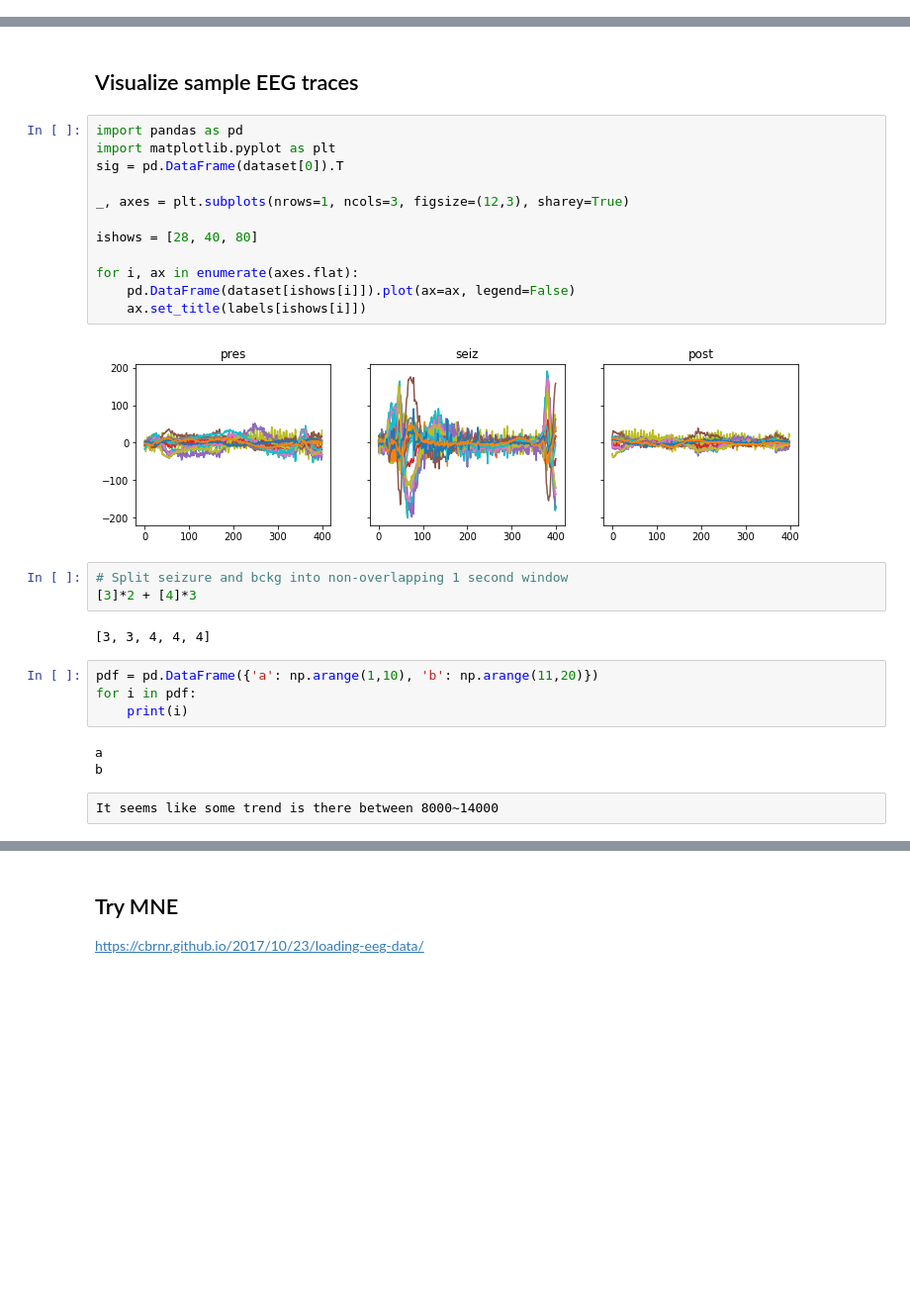
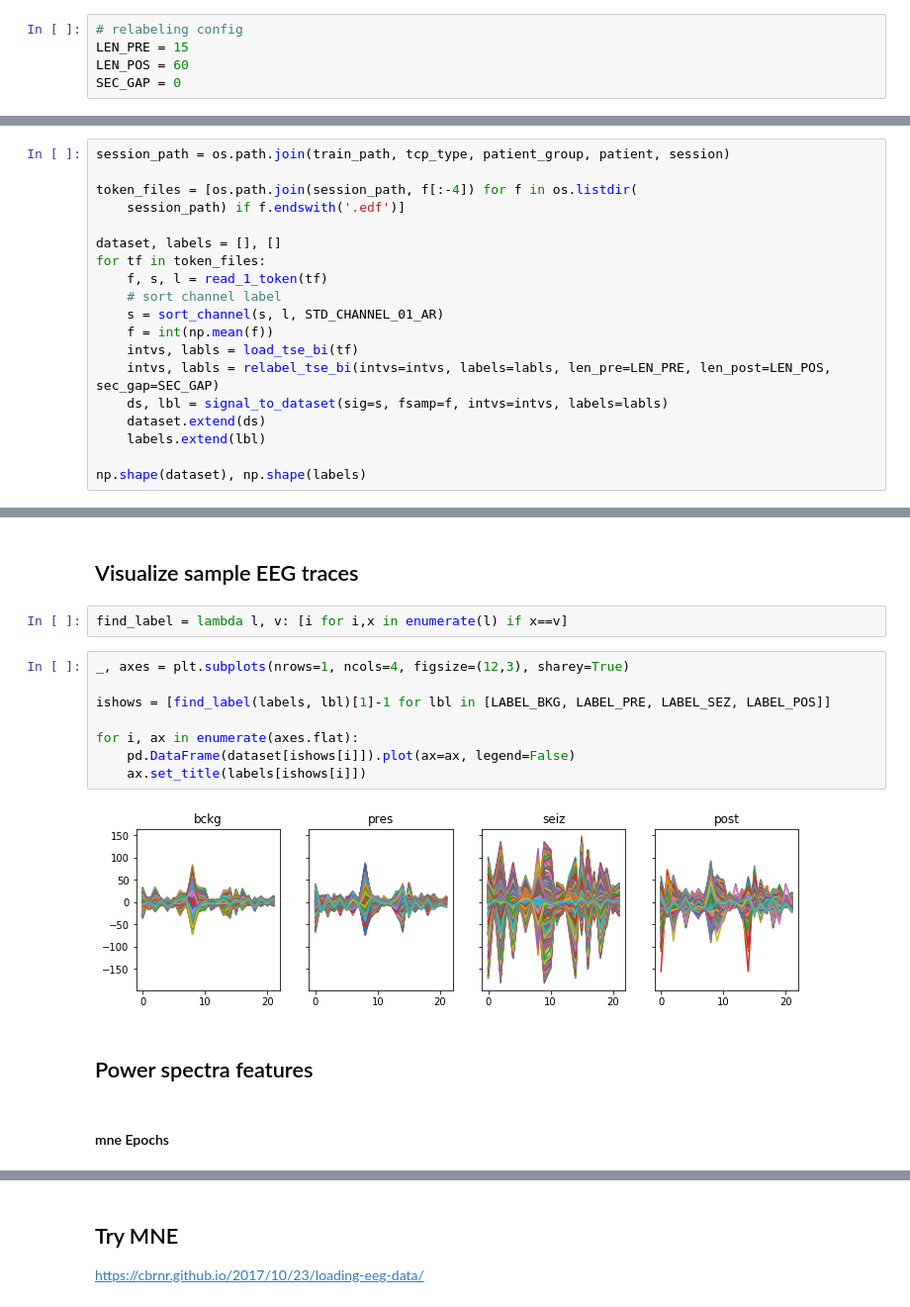
Before and after one commit to ylin00/seizurecast, a Jupyter notebook: explore.ipynb, the cells around one changed output, grey strips where cells are left out. Shown at 99% size. Drawn from its saved outputs; the diff is of its cells as text; blank space fills up the shorter version.

```diff
--- a/explore.ipynb
+++ b/explore.ipynb
@@ -81 +72,6 @@ fsamp
+# %%
+# relabeling config
+LEN_PRE = 15
+LEN_POS = 60
+SEC_GAP = 0
 # %%
@@ -100,0 +110,19 @@ np.shape(sig_mont), np.shape(dataset), np.shape(labels)
+# %%
+session_path = os.path.join(train_path, tcp_type, patient_group, patient, session)
+
+token_files = [os.path.join(session_path, f[:-4]) for f in os.listdir(
+    session_path) if f.endswith('.edf')]
+
+dataset, labels = [], []
+for tf in token_files:
+    f, s, l = read_1_token(tf)
+    # sort channel label
+    s = sort_channel(s, l, STD_CHANNEL_01_AR)
+    f = int(np.mean(f))
+    intvs, labls = load_tse_bi(tf)
+    intvs, labls = relabel_tse_bi(intvs=intvs, labels=labls, len_pre=LEN_PRE, len_post=LEN_POS, sec_gap=SEC_GAP)
+    ds, lbl = signal_to_dataset(sig=s, fsamp=f, intvs=intvs, labels=labls)
+    dataset.extend(ds)
+    labels.extend(lbl)
+
+np.shape(dataset), np.shape(labels)
@@ -101,30 +181,18 @@ np.shape(sig_mont), np.shape(dataset), np.shape(labels)
 # %% [markdown]
 ## Visualize sample EEG traces
+# %%
+find_label = lambda l, v: [i for i,x in enumerate(l) if x==v]
 # %%
-import pandas as pd
-import matplotlib.pyplot as plt
-sig = pd.DataFrame(dataset[0]).T
+_, axes = plt.subplots(nrows=1, ncols=4, figsize=(12,3), sharey=True)
 
-_, axes = plt.subplots(nrows=1, ncols=3, figsize=(12,3), sharey=True)
-
-ishows = [28, 40, 80]
+ishows = [find_label(labels, lbl)[1]-1 for lbl in [LABEL_BKG, LABEL_PRE, LABEL_SEZ, LABEL_POS]]
 
 for i, ax in enumerate(axes.flat):
     pd.DataFrame(dataset[ishows[i]]).plot(ax=ax, legend=False)
     ax.set_title(labels[ishows[i]])
 # %% [output]
-[figure, old version]
+[figure, new version]
-# %%
-# Split seizure and bckg into non-overlapping 1 second window
-[3]*2 + [4]*3
-# %% [output]
-[3, 3, 4, 4, 4]
-# %%
-pdf = pd.DataFrame({'a': np.arange(1,10), 'b': np.arange(11,20)})
-for i in pdf:
-    print(i)
-# %% [output]
-a
-b
-# %% [raw]
-It seems like some trend is there between 8000~14000
+# %% [markdown]
+## Power spectra features
+# %% [markdown]
+#### mne Epochs
```
Also changed, not shown: parts of 50 cells of this notebook, 7 other files.
